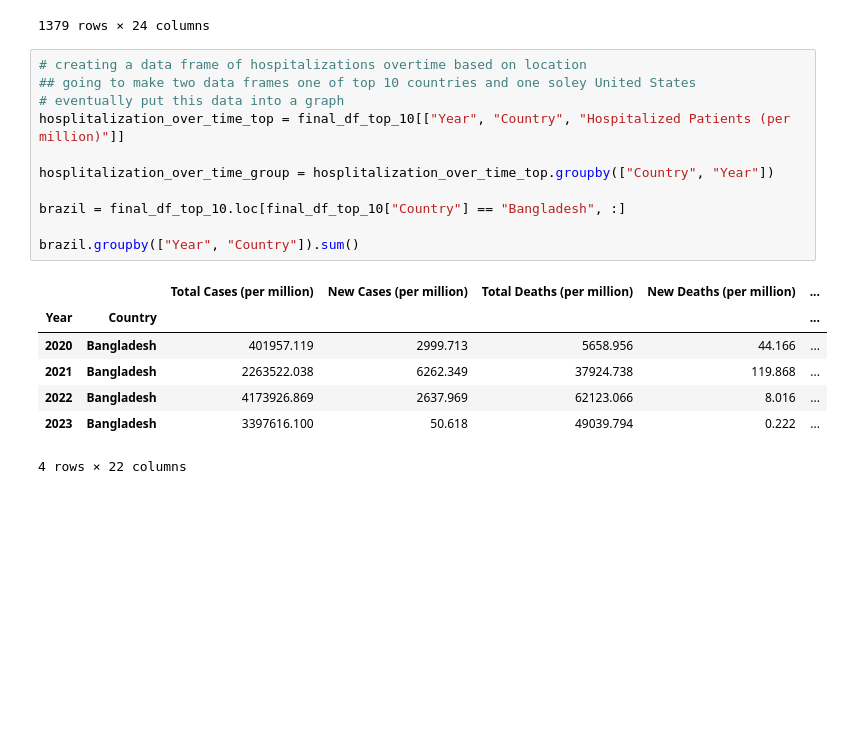
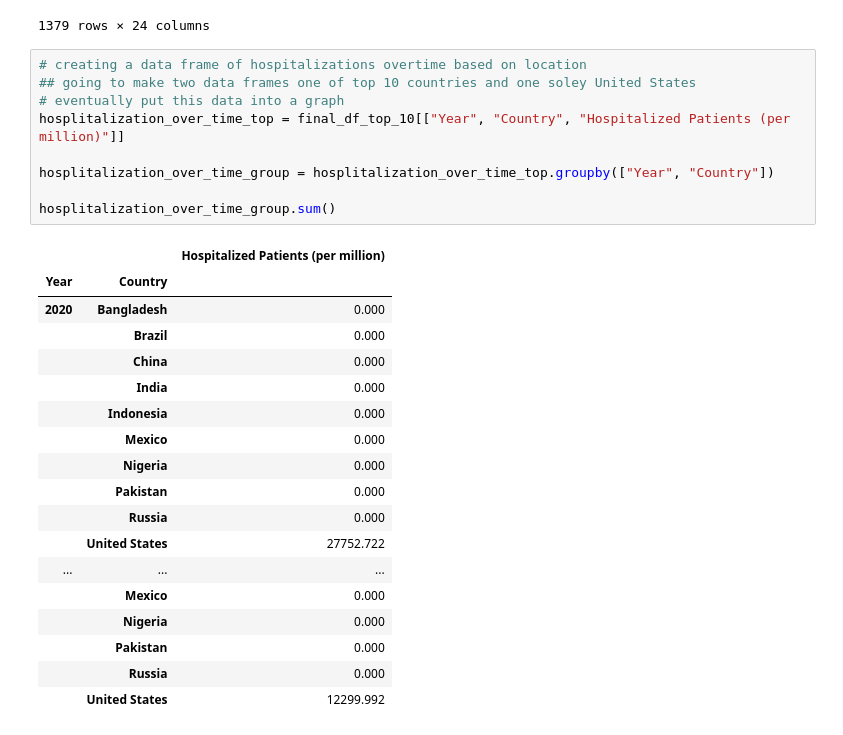
Before and after one commit to ss0ryan0/project1_group7, a Jupyter notebook: Code/project1_group7.ipynb, the cells around one changed output. Saved outputs shown, nothing was run; the diff lists cells and outputs as text; blank space fills up the shorter version.

```diff
--- a/Code/project1_group7.ipynb
+++ b/Code/project1_group7.ipynb
@@ -205,19 +205,28 @@ final_df_US
 # %%
 # creating a data frame of hospitalizations overtime based on location
 ## going to make two data frames one of top 10 countries and one soley United States
 # eventually put this data into a graph
 hosplitalization_over_time_top = final_df_top_10[["Year", "Country", "Hospitalized Patients (per million)"]]
 
-hosplitalization_over_time_group = hosplitalization_over_time_top.groupby(["Country", "Year"])
+hosplitalization_over_time_group = hosplitalization_over_time_top.groupby(["Year", "Country"])
 
-brazil = final_df_top_10.loc[final_df_top_10["Country"] == "Bangladesh", :]
-
-brazil.groupby(["Year", "Country"]).sum()
+hosplitalization_over_time_group.sum()
 # %% [output]
-|  |  | Total Cases (per million) | New Cases (per million) | Total Deaths (per million) | New Deaths (per million) | ... |
-| Year | Country |  |  |  |  | ... |
-| 2020 | Bangladesh | 401957.119 | 2999.713 | 5658.956 | 44.166 | ... |
-| 2021 | Bangladesh | 2263522.038 | 6262.349 | 37924.738 | 119.868 | ... |
-| 2022 | Bangladesh | 4173926.869 | 2637.969 | 62123.066 | 8.016 | ... |
-| 2023 | Bangladesh | 3397616.100 | 50.618 | 49039.794 | 0.222 | ... |
+|  |  | Hospitalized Patients (per million) |
+| Year | Country |  |
+| 2020 | Bangladesh | 0.000 |
+|  | Brazil | 0.000 |
+|  | China | 0.000 |
+|  | India | 0.000 |
+|  | Indonesia | 0.000 |
+|  | Mexico | 0.000 |
+|  | Nigeria | 0.000 |
+|  | Pakistan | 0.000 |
+|  | Russia | 0.000 |
+|  | United States | 27752.722 |
+| ... | ... | ... |
+|  | Mexico | 0.000 |
+|  | Nigeria | 0.000 |
+|  | Pakistan | 0.000 |
+|  | Russia | 0.000 |
+|  | United States | 12299.992 |
-4 rows × 22 columns
```
